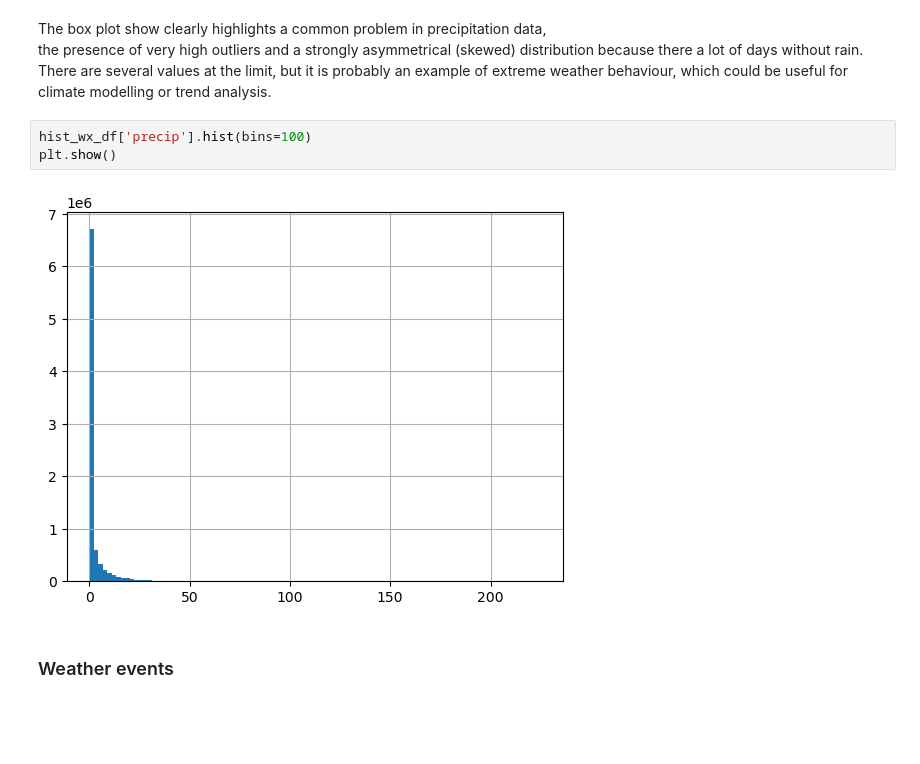
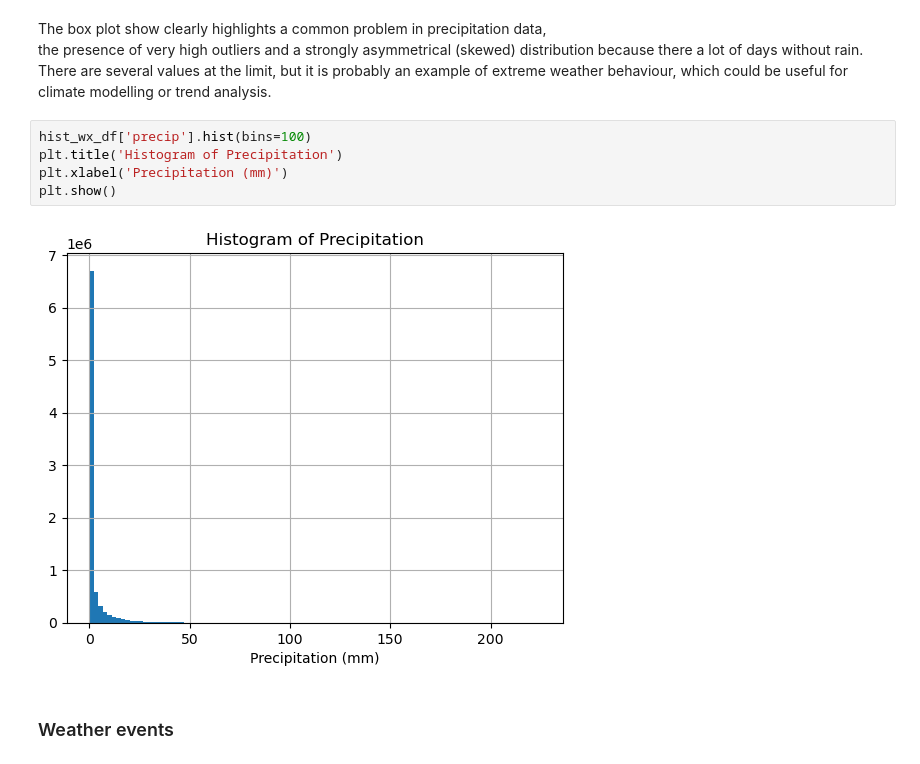
Before and after one commit to AntonioDonnangelo/Predicting-2024-US-Corn-Yield, a Jupyter notebook: Predicting_2024_US_Corn_Yield.ipynb, the cells around one changed output. Drawn from its saved outputs; the diff is of its cells as text; blank space fills up the shorter version.

```diff
--- a/Predicting_2024_US_Corn_Yield.ipynb
+++ b/Predicting_2024_US_Corn_Yield.ipynb
@@ -493,9 +484,11 @@ the presence of very high outliers and a strongly asymmetrical (skewed) distribu
 There are several values at the limit, but it is probably an example of extreme weather behaviour, which could be useful for climate modelling or trend analysis.
 # %%
 hist_wx_df['precip'].hist(bins=100)
+plt.title('Histogram of Precipitation')
+plt.xlabel('Precipitation (mm)')
 plt.show()
 # %% [output]
-[figure, old version]
+[figure, new version]
 # %% [markdown]
 ### Weather events
 # %% [markdown]
```
Also changed, not shown: parts of 54 cells of this notebook, 1 other file.
